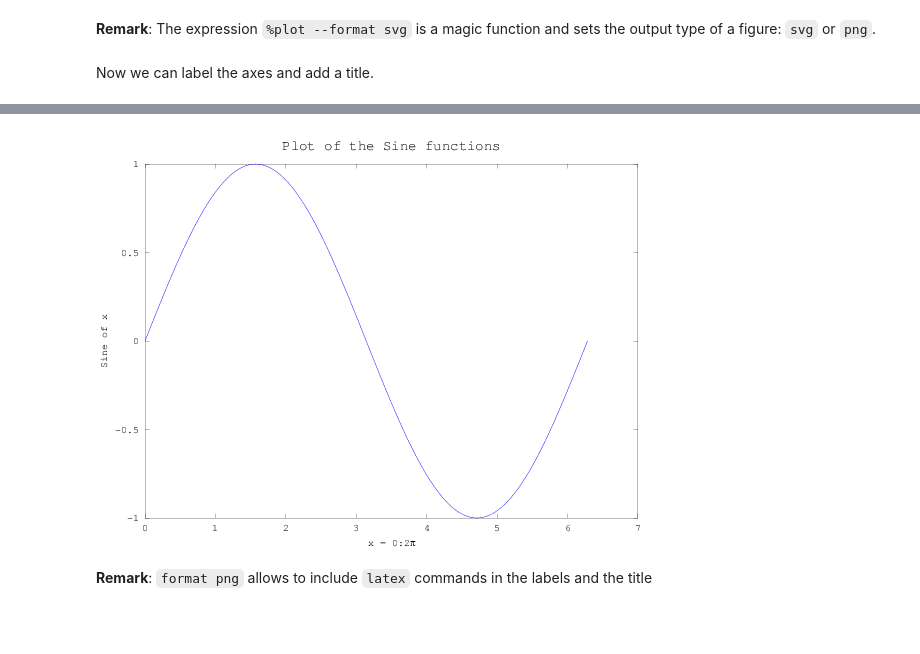
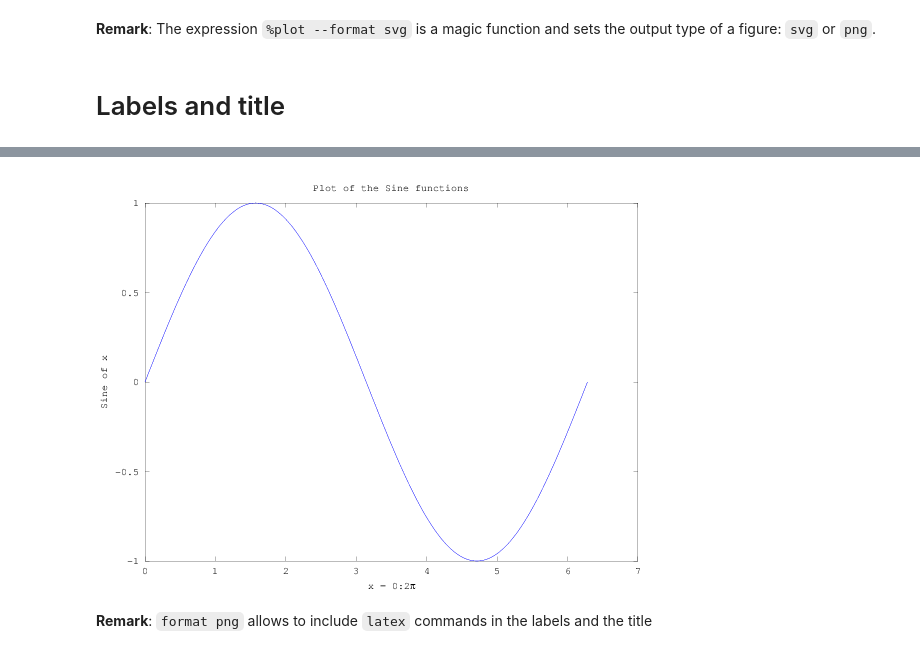
Before and after one commit to BenLauwens/ES115, a Jupyter notebook: Lectures/Lecture 3. Plotting.ipynb, the cells around one changed output, grey strips where cells are left out. Drawn from its saved outputs; the diff is of its cells as text; code cells hidden in the pictures; blank space fills up the shorter version.

```diff
--- a/Lectures/Lecture 3. Plotting.ipynb
+++ b/Lectures/Lecture 3. Plotting.ipynb
@@ -17,8 +17,8 @@ plot(x,y)
 [drawing not drawn]
 # %% [markdown]
 **Remark**: The expression `%plot --format svg` is a magic function and sets the output type of a figure: `svg` or `png`.
-# %% [markdown]
-Now we can label the axes and add a title.
+# %% [markdown]
+# Labels and title
 # %%
 plot(x,y)
 xlabel('x = 0:2pi');
@@ -29,11 +29,11 @@ title('Plot of the Sine functions', 'FontSize', 14)
 # %%
 %plot --format png
 plot(x,y)
 xlabel('x = 0:2\pi');
 ylabel('Sine of x');
-title('Plot of the Sine functions', 'FontSize', 14)
+title('Plot of the Sine functions')
 # %% [output]
-[figure, old version]
+[figure, new version]
 # %% [markdown]
 **Remark**: `format png` allows to include `latex` commands in the labels and the title
 # %% [markdown]
```
Also changed, not shown: parts of 30 cells of this notebook.
